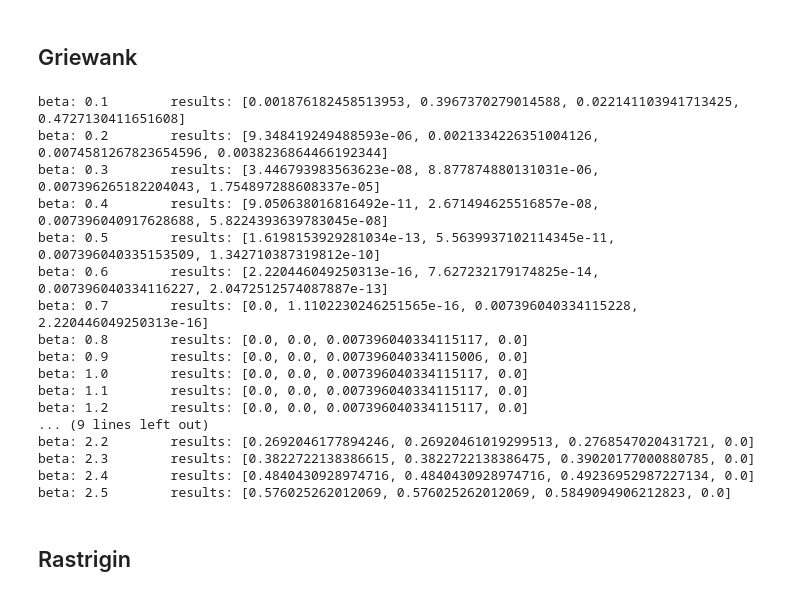
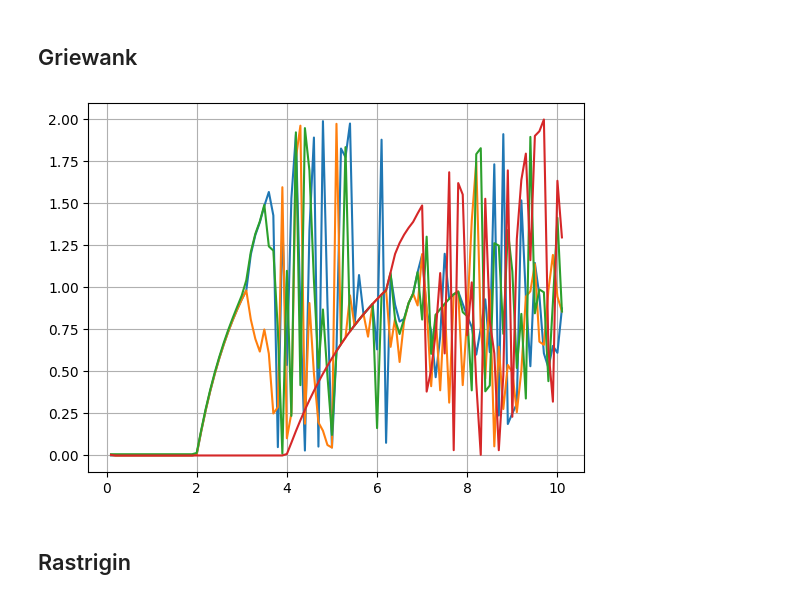
Before and after one commit to mwewior/introduction-to-ai, a Jupyter notebook: lab1/gradient.ipynb, the cells around one changed output. Drawn from its saved outputs; the diff is of its cells as text; code cells hidden in the pictures.

```diff
--- a/lab1/gradient.ipynb
+++ b/lab1/gradient.ipynb
@@ -6,6 +6,9 @@ import math
 import copy
 import numpy as np
 import matplotlib.pyplot as plt
+
+
+DIMENSIONS = 2
 
 
 class Function:
@@ -250,50 +293,34 @@ GriewankPlot.plot()
 -> wpływ odległości punktów inicjalizacji od minimum globalnego<br><br>
 # %% [markdown]
 ## Griewank
-# %%
-bounds = [-5.0, 5.0]
-dimensions = 2
-steps = 400
-
-x_init = [
-    [-0.4, 1.0],
-    [1.5, 2.2],
-    [0.7, -3.7],
-    [0.0, 4.0]
-]
-
-
-results = []
-for i in range(25):
-
-    beta = (i+1)*0.1
-    results.append([])
-
-    for t in range(len(x_init)):
-
-        function = Griewank(bounds, dimensions, beta, x_init[t])
-        test = Test(50, function)
-        route_x, route_y, route_q = test.do_test()
-        results[i].append(route_q[-1])
-
-    print(f'beta: {round(beta,1)}\t results: {results[i]}')
-# %% [output]
-beta: 0.1        results: [0.001876182458513953, 0.3967370279014588, 0.022141103941713425, 0.4727130411651608]
-beta: 0.2        results: [9.348419249488593e-06, 0.0021334226351004126, 0.0074581267823654596, 0.0038236864466192344]
-beta: 0.3        results: [3.446793983563623e-08, 8.877874880131031e-06, 0.007396265182204043, 1.754897288608337e-05]
-beta: 0.4        results: [9.050638016816492e-11, 2.671494625516857e-08, 0.007396040917628688, 5.8224393639783045e-08]
-beta: 0.5        results: [1.6198153929281034e-13, 5.5639937102114345e-11, 0.007396040335153509, 1.342710387319812e-10]
-beta: 0.6        results: [2.220446049250313e-16, 7.627232179174825e-14, 0.007396040334116227, 2.0472512574087887e-13]
-beta: 0.7        results: [0.0, 1.1102230246251565e-16, 0.007396040334115228, 2.220446049250313e-16]
-beta: 0.8        results: [0.0, 0.0, 0.007396040334115117, 0.0]
-beta: 0.9        results: [0.0, 0.0, 0.007396040334115006, 0.0]
-beta: 1.0        results: [0.0, 0.0, 0.007396040334115117, 0.0]
-beta: 1.1        results: [0.0, 0.0, 0.007396040334115117, 0.0]
-beta: 1.2        results: [0.0, 0.0, 0.007396040334115117, 0.0]
-... (9 lines left out)
-beta: 2.2        results: [0.2692046177894246, 0.26920461019299513, 0.2768547020431721, 0.0]
-beta: 2.3        results: [0.3822722138386615, 0.3822722138386475, 0.39020177000880785, 0.0]
-beta: 2.4        results: [0.4840430928974716, 0.4840430928974716, 0.49236952987227134, 0.0]
-beta: 2.5        results: [0.576025262012069, 0.576025262012069, 0.5849094906212823, 0.0]
+# %%
+dimensions = DIMENSIONS
+bounds = [-5.0, 5.0]
+iterations = 100
+step = 0.1
+domain = 10
+
+x_init = [
+    [-0.4, 1.0],
+    [1.5, 2.2],
+    [0.7, -3.7],
+    [0.0, 4.0]
+]
+
+show_plots = True
+
+
+experiments(
+    DIMENSIONS,
+    bounds,
+    x_init,
+    iterations,
+    step,
+    domain,
+    "Griewank",
+    show_plots
+)
+# %% [output]
+[figure, added]
 # %% [markdown]
 ## Rastrigin
```
Also changed, not shown: parts of 4 cells of this notebook.
